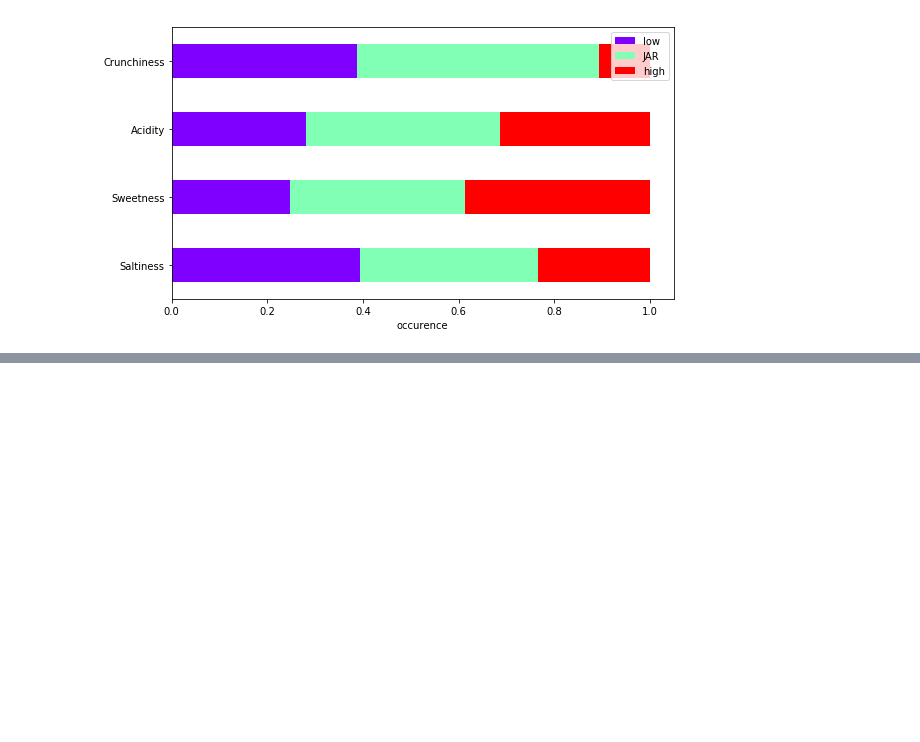
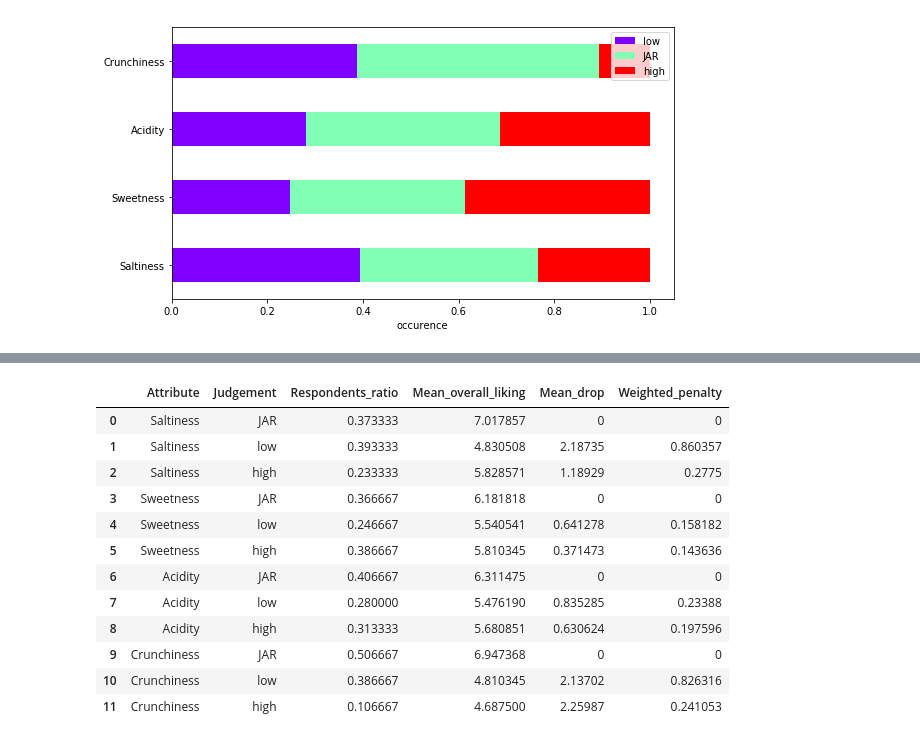
Before and after one commit to aleva85/Projects, a Jupyter notebook: SensoryDataScience_JAR-scales/JAR_analysis.ipynb, the cells around one changed output, grey strips where cells are left out. Cells and saved outputs as stored; diff of their text form; code cells hidden in the pictures; blank space fills up the shorter version.

```diff
--- a/SensoryDataScience_JAR-scales/JAR_analysis.ipynb
+++ b/SensoryDataScience_JAR-scales/JAR_analysis.ipynb
@@ -145,0 +161,37 @@ Penalty analyses are performed separately for each product and one attribute at
+# %%
+import numpy as np
+
+# step 1:
+df_pa = pd.DataFrame(columns = ['Attribute', 'Judgement', 'Respondents_ratio', 'Mean_overall_liking', 'Mean_drop', 'Weighted_penalty'])
+
+for attribute in list(df3.index):
+    mean_overall_liking = df.loc[df.loc[:, attribute] == 3, 'Liking scores'].mean()
+    row_jar = [attribute, 'JAR', df3.loc[attribute,'JAR'], mean_overall_liking, 0, 0]
+    row_low = [attribute, 'low', df3.loc[attribute,'low'], df.loc[df.loc[:, attribute] < 3, 'Liking scores'].mean(),
+                mean_overall_liking - df.loc[df.loc[:, attribute] < 3, 'Liking scores'].mean()]
+
+    row_low.append(row_low[2] * row_low[4])
+    row_high = [attribute, 'high', df3.loc[attribute,'high'], df.loc[df.loc[:, attribute] > 3, 'Liking scores'].mean(),
+                mean_overall_liking - df.loc[df.loc[:, attribute] > 3, 'Liking scores'].mean()]
+    row_high.append(row_high[2] * row_high[4])
+
+
+    df_pa.loc[len(df_pa)] = row_jar
+    df_pa.loc[len(df_pa)] = row_low
+    df_pa.loc[len(df_pa)] = row_high
+
+df_pa
+# %% [output]
+|  | Attribute | Judgement | Respondents_ratio | Mean_overall_liking | Mean_drop | Weighted_penalty |
+| 0 | Saltiness | JAR | 0.373333 | 7.017857 | 0 | 0 |
+| 1 | Saltiness | low | 0.393333 | 4.830508 | 2.18735 | 0.860357 |
+| 2 | Saltiness | high | 0.233333 | 5.828571 | 1.18929 | 0.2775 |
+| 3 | Sweetness | JAR | 0.366667 | 6.181818 | 0 | 0 |
+| 4 | Sweetness | low | 0.246667 | 5.540541 | 0.641278 | 0.158182 |
+| 5 | Sweetness | high | 0.386667 | 5.810345 | 0.371473 | 0.143636 |
+| 6 | Acidity | JAR | 0.406667 | 6.311475 | 0 | 0 |
+| 7 | Acidity | low | 0.280000 | 5.476190 | 0.835285 | 0.23388 |
+| 8 | Acidity | high | 0.313333 | 5.680851 | 0.630624 | 0.197596 |
+| 9 | Crunchiness | JAR | 0.506667 | 6.947368 | 0 | 0 |
+| 10 | Crunchiness | low | 0.386667 | 4.810345 | 2.13702 | 0.826316 |
+| 11 | Crunchiness | high | 0.106667 | 4.687500 | 2.25987 | 0.241053 |
```
Also changed, not shown: parts of 11 cells of this notebook.
